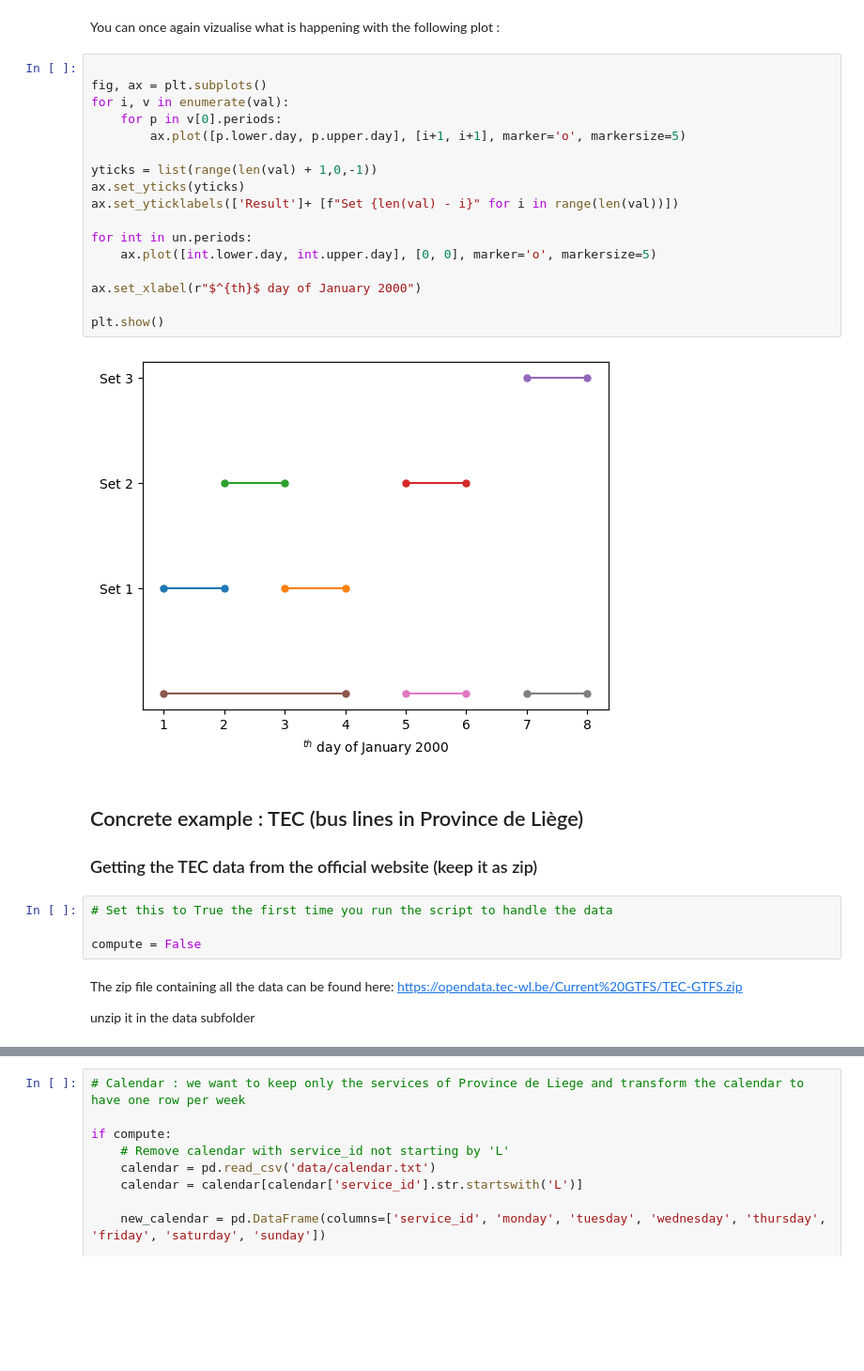
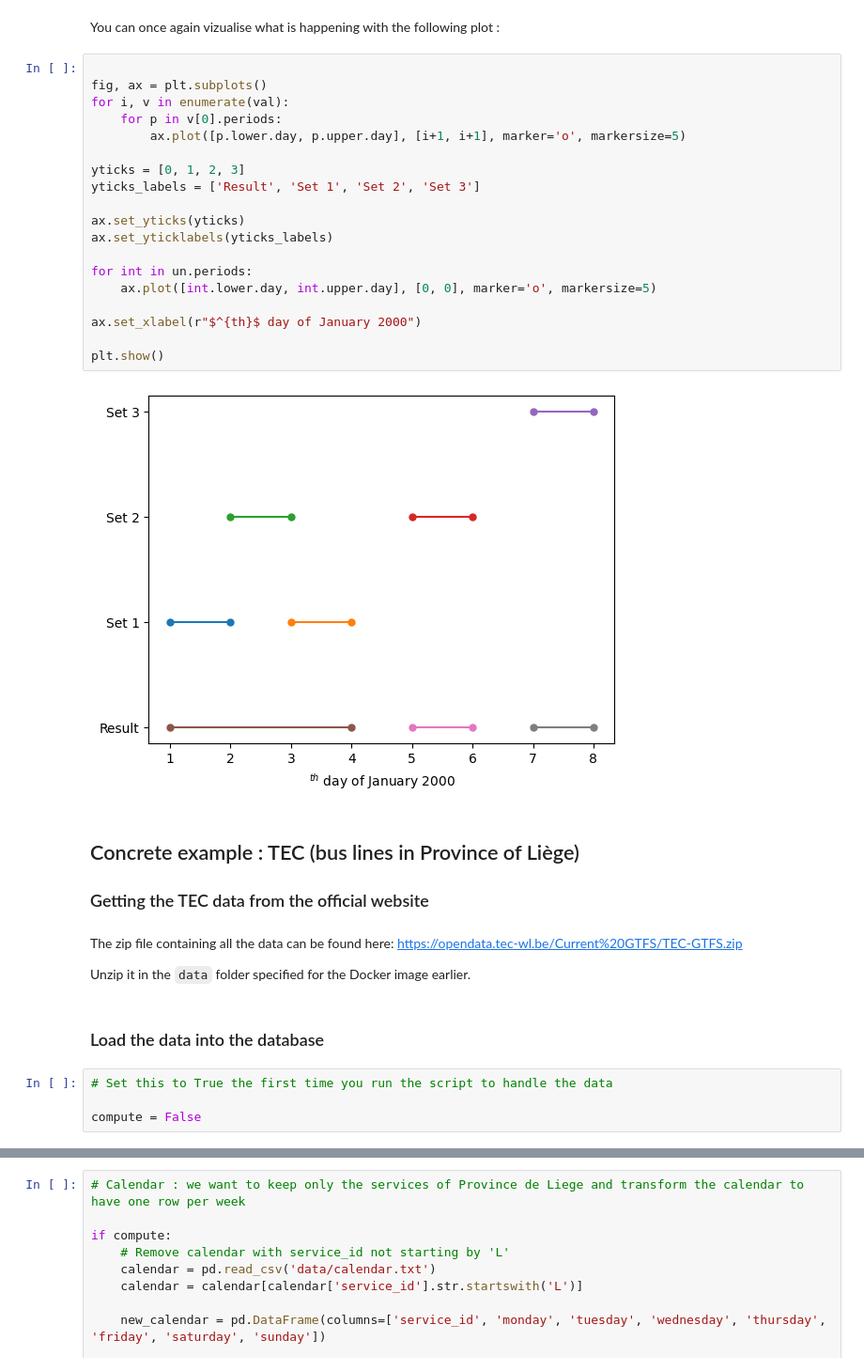
Before and after one commit to Opeka-2201/AD-MobilityDB_Tutorial_10, a Jupyter notebook: tutorial.ipynb, the cells around one changed output, grey strips where cells are left out. Shown at 94% size. Drawn from its saved outputs; the diff is of its cells as text; blank space fills up the shorter version.

```diff
--- a/tutorial.ipynb
+++ b/tutorial.ipynb
@@ -430,31 +432,35 @@ You can once again vizualise what is happening with the following plot :
 # %%
 
 fig, ax = plt.subplots()
 for i, v in enumerate(val):
     for p in v[0].periods:
         ax.plot([p.lower.day, p.upper.day], [i+1, i+1], marker='o', markersize=5)
 
-yticks = list(range(len(val) + 1,0,-1))
+yticks = [0, 1, 2, 3]
+yticks_labels = ['Result', 'Set 1', 'Set 2', 'Set 3']
+
 ax.set_yticks(yticks)
-ax.set_yticklabels(['Result']+ [f"Set {len(val) - i}" for i in range(len(val))])
+ax.set_yticklabels(yticks_labels)
 
 for int in un.periods:
     ax.plot([int.lower.day, int.upper.day], [0, 0], marker='o', markersize=5)
 
 ax.set_xlabel(r"$^{th}$ day of January 2000")
 
 plt.show()
 # %% [output]
-[figure, old version]
+[figure, new version]
 # %% [markdown]
-## Concrete example : TEC (bus lines in Province de Liège)
+## Concrete example : TEC (bus lines in Province of Liège)
 
-### Getting the TEC data from the official website (keep it as zip)
+### Getting the TEC data from the official website
+# %% [markdown]
+The zip file containing all the data can be found here: https://opendata.tec-wl.be/Current%20GTFS/TEC-GTFS.zip
+
+Unzip it in the `data` folder specified for the Docker image earlier.
+# %% [markdown]
+### Load the data into the database
 # %%
 # Set this to True the first time you run the script to handle the data
 
 compute = False
-# %% [markdown]
-The zip file containing all the data can be found here: https://opendata.tec-wl.be/Current%20GTFS/TEC-GTFS.zip
-
-unzip it in the data subfolder
```
Also changed, not shown: parts of 15 cells of this notebook.
